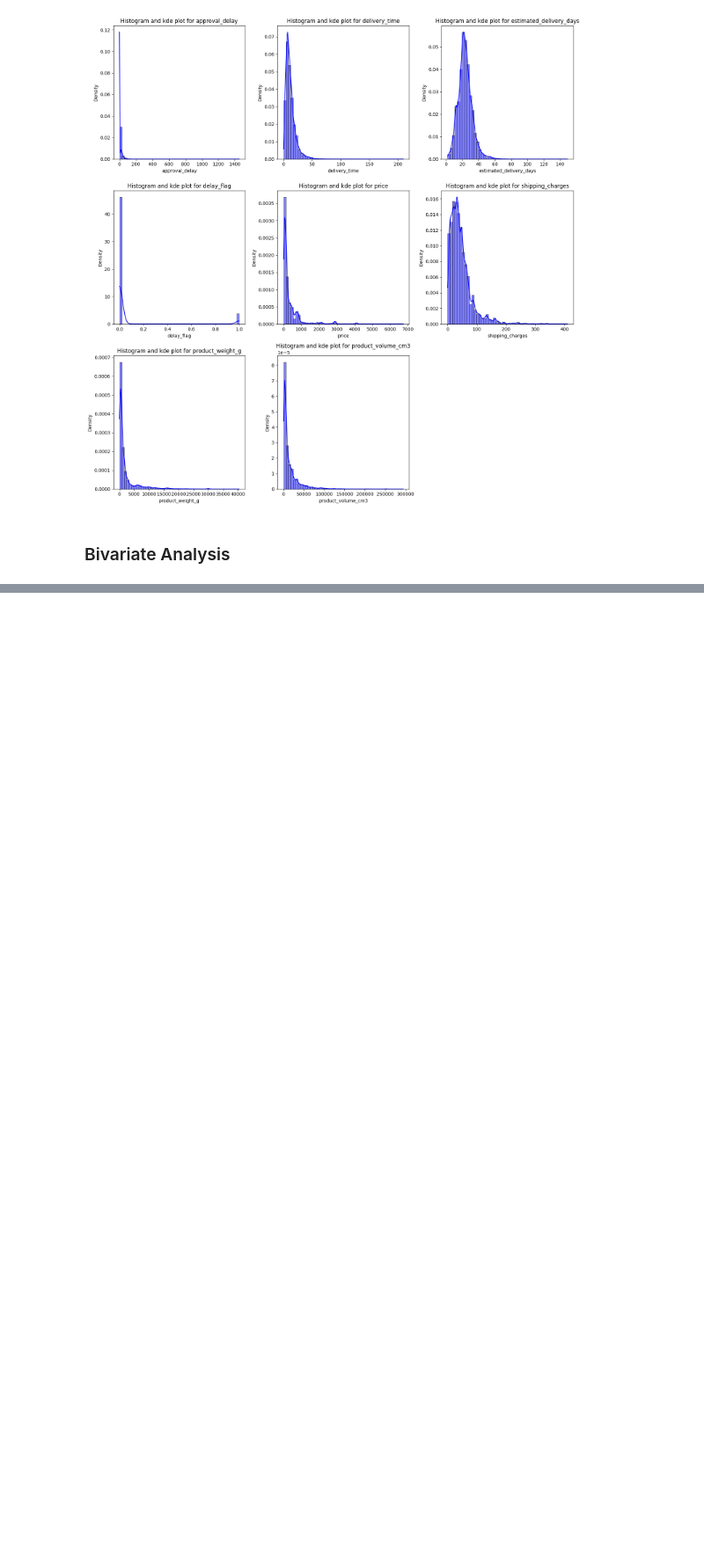
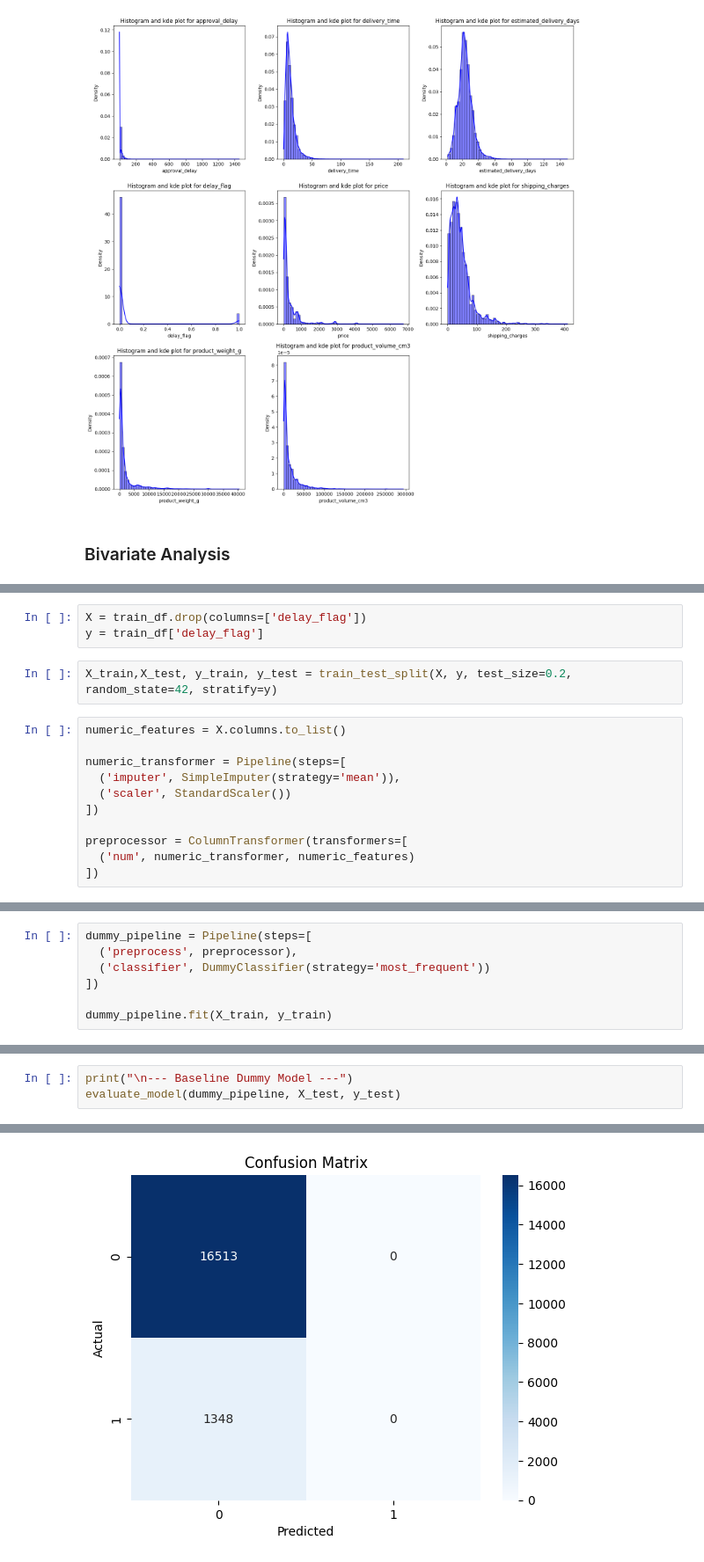
Before and after one commit to OchiengGideon/InternIntelligence_Machine_Learning_Model_Development, a Jupyter notebook: notebook.ipynb, the cells around one changed output, grey strips where cells are left out. Shown at 88% size. Saved outputs shown, nothing was run; the diff lists cells and outputs as text; blank space fills up the shorter version.

```diff
--- a/notebook.ipynb
+++ b/notebook.ipynb
@@ -382,0 +445,16 @@ TypeError: 'itertools.combinations' object is not subscriptable
+# %%
+X = train_df.drop(columns=['delay_flag'])
+y = train_df['delay_flag']
+# %%
+X_train,X_test, y_train, y_test = train_test_split(X, y, test_size=0.2, random_state=42, stratify=y)
+# %%
+numeric_features = X.columns.to_list()
+
+numeric_transformer = Pipeline(steps=[
+  ('imputer', SimpleImputer(strategy='mean')),
+  ('scaler', StandardScaler())
+])
+
+preprocessor = ColumnTransformer(transformers=[
+  ('num', numeric_transformer, numeric_features)
+])
@@ -382,0 +463,7 @@ TypeError: 'itertools.combinations' object is not subscriptable
+# %%
+dummy_pipeline = Pipeline(steps=[
+  ('preprocess', preprocessor),
+  ('classifier', DummyClassifier(strategy='most_frequent'))
+])
+
+dummy_pipeline.fit(X_train, y_train)
@@ -382,0 +485,4 @@ TypeError: 'itertools.combinations' object is not subscriptable
+# %%
+print("\n--- Baseline Dummy Model ---")
+evaluate_model(dummy_pipeline, X_test, y_test)
+# %% [output]
@@ -382,0 +503 @@ TypeError: 'itertools.combinations' object is not subscriptable
+[figure, added]
```
Also changed, not shown: parts of 20 cells of this notebook.
